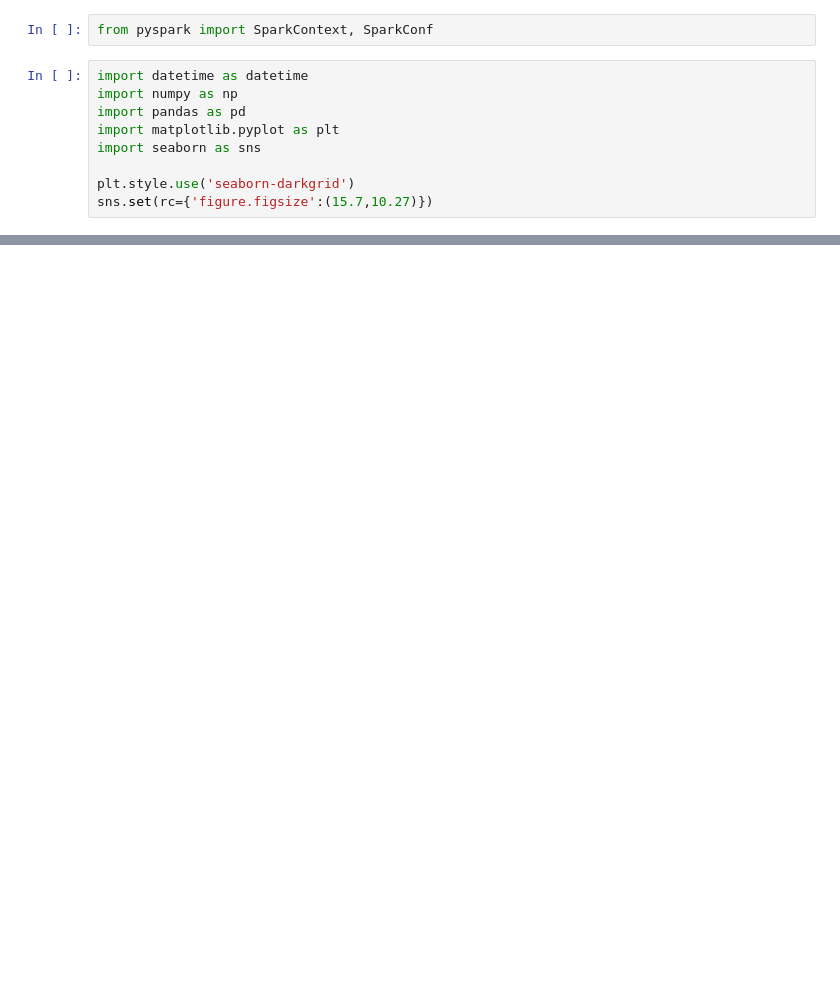
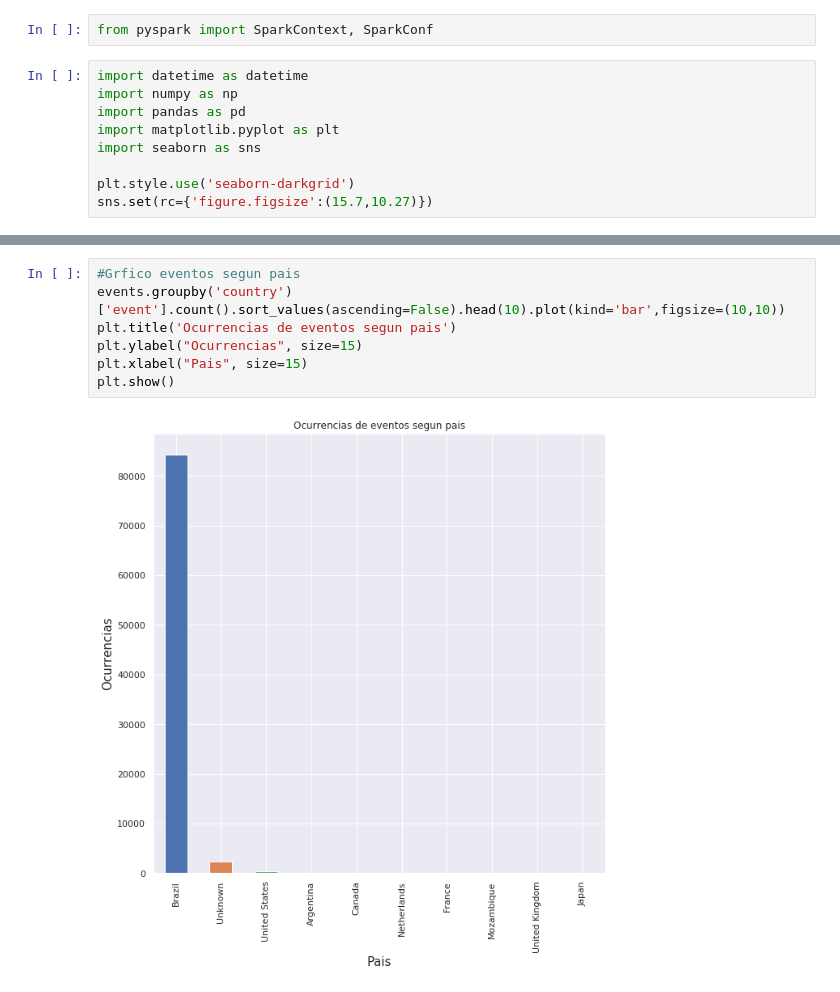
Before and after one commit to btusca/7506, a Jupyter notebook: TP2018/TP1.ipynb, the cells around one changed output, grey strips where cells are left out. Cells and saved outputs as stored; diff of their text form; blank space fills up the shorter version.

```diff
--- a/TP2018/TP1.ipynb
+++ b/TP2018/TP1.ipynb
@@ -122,0 +132,9 @@ plt.show()
+# %%
+#Grfico eventos segun pais
+events.groupby('country')['event'].count().sort_values(ascending=False).head(10).plot(kind='bar',figsize=(10,10))
+plt.title('Ocurrencias de eventos segun pais')
+plt.ylabel("Ocurrencias", size=15)
+plt.xlabel("Pais", size=15)
+plt.show()
+# %% [output]
+[figure, added]
```
Also changed, not shown: parts of 40 cells of this notebook.
